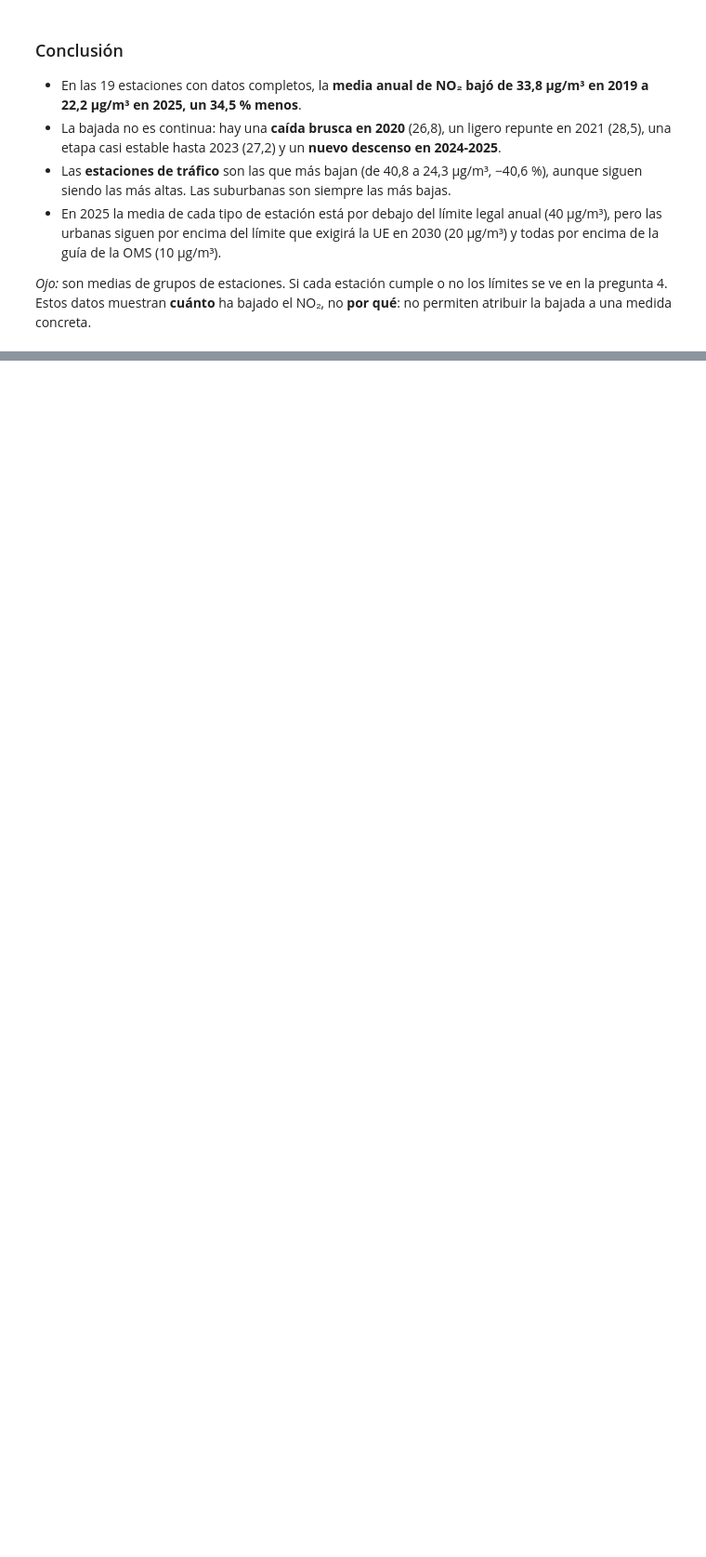
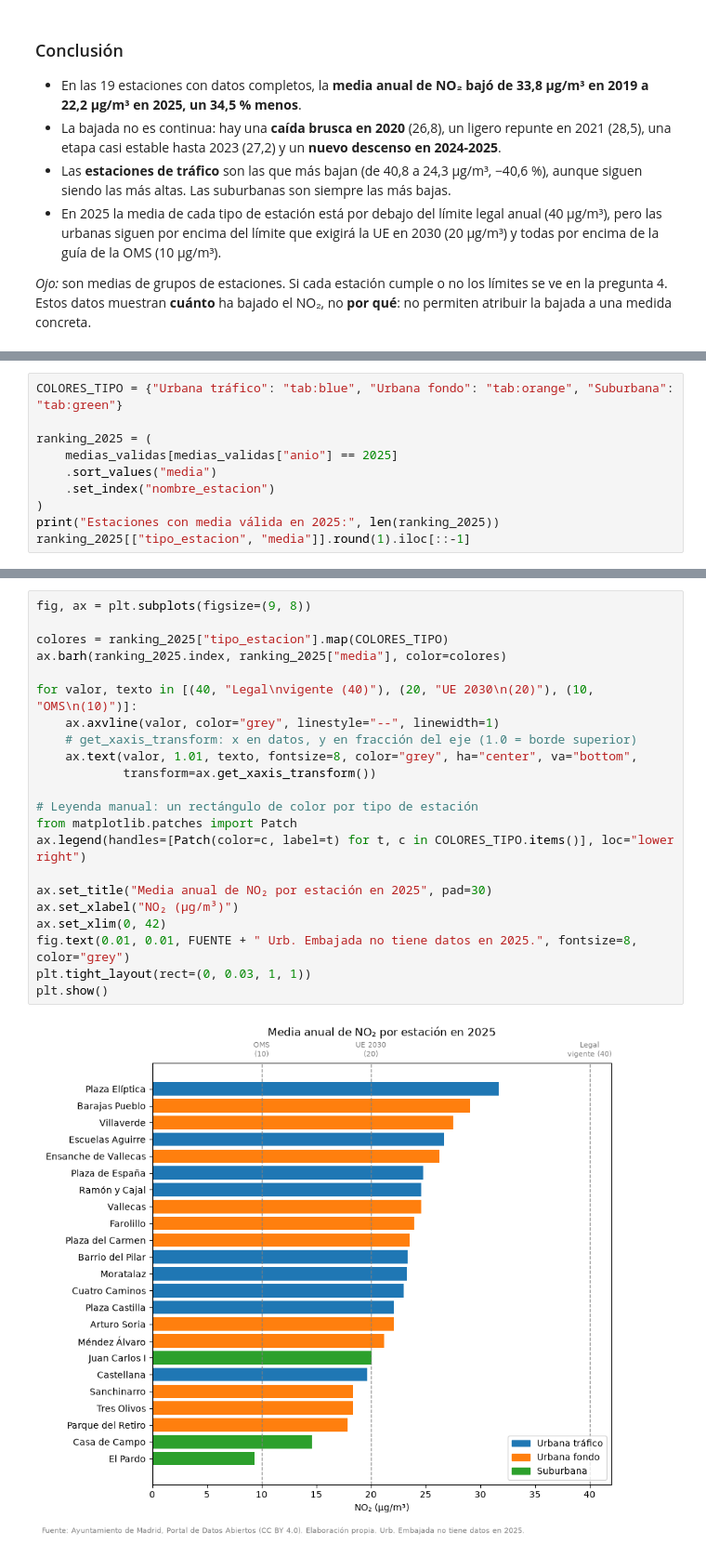
Before and after one commit to funki79/calidad-aire-madrid, a Jupyter notebook: notebooks/analisis.ipynb, the cells around one changed output, grey strips where cells are left out. Shown at 93% size. Cells and saved outputs as stored; diff of their text form; blank space fills up the shorter version.

```diff
--- a/notebooks/analisis.ipynb
+++ b/notebooks/analisis.ipynb
@@ -360,0 +366,10 @@ bajada a una medida concreta.
+# %%
+COLORES_TIPO = {"Urbana tráfico": "tab:blue", "Urbana fondo": "tab:orange", "Suburbana": "tab:green"}
+
+ranking_2025 = (
+    medias_validas[medias_validas["anio"] == 2025]
+    .sort_values("media")
+    .set_index("nombre_estacion")
+)
+print("Estaciones con media válida en 2025:", len(ranking_2025))
+ranking_2025[["tipo_estacion", "media"]].round(1).iloc[::-1]
@@ -360,0 +396,24 @@ bajada a una medida concreta.
+# %%
+fig, ax = plt.subplots(figsize=(9, 8))
+
+colores = ranking_2025["tipo_estacion"].map(COLORES_TIPO)
+ax.barh(ranking_2025.index, ranking_2025["media"], color=colores)
+
+for valor, texto in [(40, "Legal\nvigente (40)"), (20, "UE 2030\n(20)"), (10, "OMS\n(10)")]:
+    ax.axvline(valor, color="grey", linestyle="--", linewidth=1)
+    # get_xaxis_transform: x en datos, y en fracción del eje (1.0 = borde superior)
+    ax.text(valor, 1.01, texto, fontsize=8, color="grey", ha="center", va="bottom",
+            transform=ax.get_xaxis_transform())
+
+# Leyenda manual: un rectángulo de color por tipo de estación
+from matplotlib.patches import Patch
+ax.legend(handles=[Patch(color=c, label=t) for t, c in COLORES_TIPO.items()], loc="lower right")
+
+ax.set_title("Media anual de NO₂ por estación en 2025", pad=30)
+ax.set_xlabel("NO₂ (µg/m³)")
+ax.set_xlim(0, 42)
+fig.text(0.01, 0.01, FUENTE + " Urb. Embajada no tiene datos en 2025.", fontsize=8, color="grey")
+plt.tight_layout(rect=(0, 0.03, 1, 1))
+plt.show()
+# %% [output]
+[figure, added]
```
Also changed, not shown: parts of 7 cells of this notebook.
